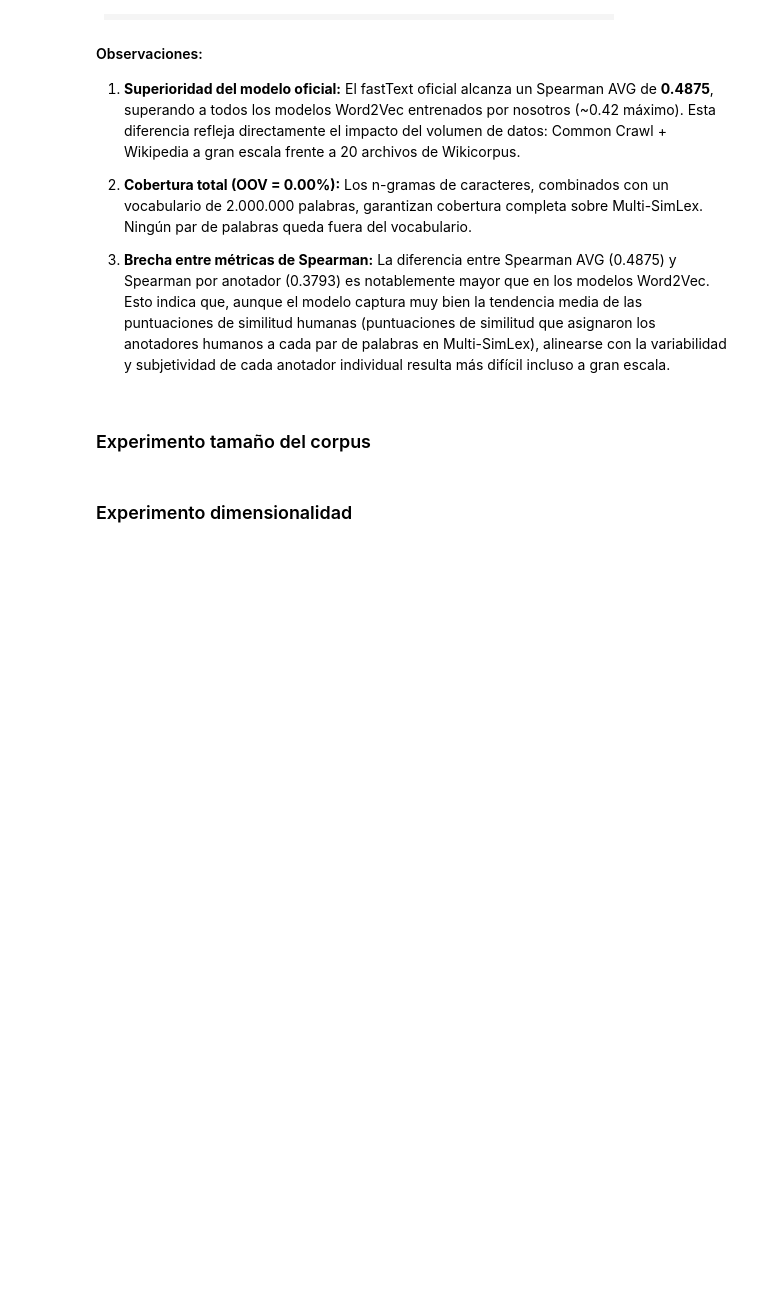
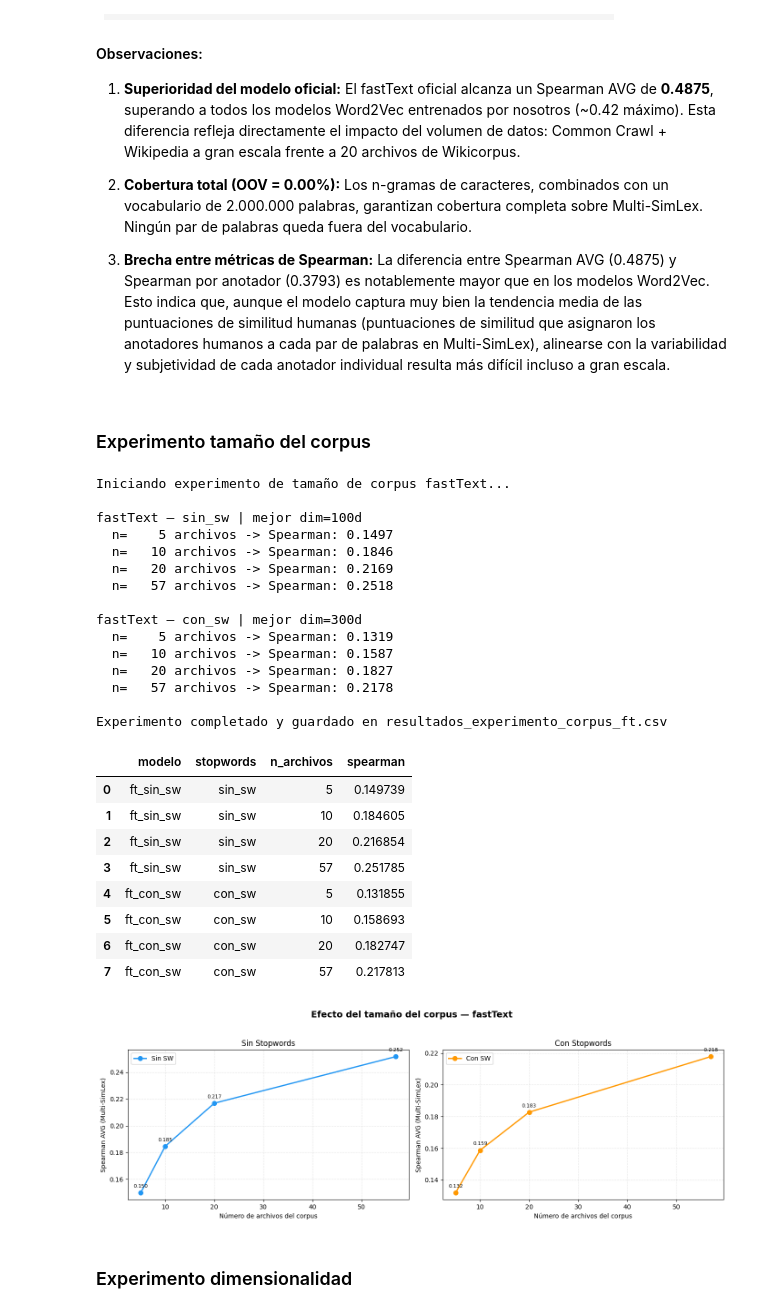
Before and after one commit to Lihao006/P4plh, a Jupyter notebook: practica4_completa.ipynb, the cells around one changed output. Drawn from its saved outputs; the diff is of its cells as text; code cells hidden in the pictures; blank space fills up the shorter version.

```diff
--- a/practica4_completa.ipynb
+++ b/practica4_completa.ipynb
@@ -261,16 +260,16 @@ def limpiar_texto(texto):
     texto = re.sub(r'\s+', ' ', texto).strip()
     return texto
 
-def preprocesar_linea(linea, eliminar_stopwords=True):
+def preprocesar_linea(linea, eliminar_stopwords=True, min_len=2):
     linea = linea.strip()
     if not linea:
         return []
     texto = limpiar_texto(linea)
     palabras = texto.split()
     if eliminar_stopwords:
-        palabras = [p for p in palabras if p and p not in STOPWORDS]
+        palabras = [p for p in palabras if p and len(p) >= min_len and p not in STOPWORDS]
     else:
-        palabras = [p for p in palabras if p]
+        palabras = [p for p in palabras if p and len(p) >= min_len]
     return palabras
 
 class CorpusFactory:
@@ -291,7 +290,7 @@ class CorpusFactory:
             with open(ruta, "r", encoding="latin-1", errors="ignore") as f:
                 for linea in f:
                     palabras = preprocesar_linea(linea, self.eliminar_stopwords)
-                    if len(palabras) >= self.min_len:
+                    if len(palabras) >= self.min_len:  # ✓ usa self.min_len correctamente
                         yield palabras
 # %%
 corpus_con_sw = CorpusFactory(corpus_dir, corpus_files, eliminar_stopwords=False)
@@ -1337,44 +1332,30 @@ if ARCHIVO_RESULTADOS_CORPUS_FT.exists():
     print(f"Cargando resultados desde {ARCHIVO_RESULTADOS_CORPUS_FT}...")
     df_experimento_ft = pd.read_csv(ARCHIVO_RESULTADOS_CORPUS_FT)
 else:
-    # Pre-cargar corpus en RAM
-    print("Pre-cargando corpus para el experimento fastText...")
-    corpus_cache_ft = {}
-    for eliminar_sw, sufijo_sw in [(True, 'sin_sw'), (False, 'con_sw')]:
-        for n_arch in EXPERIMENTO_N_ARCHIVOS:
-            n_arch = min(n_arch, len(corpus_files))
-            clave  = (n_arch, eliminar_sw)
-            if clave not in corpus_cache_ft:
-                corpus_cache_ft[clave] = list(
-                    CorpusFactory(corpus_dir, corpus_files[:n_arch],
-                                  eliminar_stopwords=eliminar_sw)
-                )
-                tokens = sum(len(s) for s in corpus_cache_ft[clave])
-                print(f"  Cargado: {n_arch} archivos, sw={eliminar_sw} -> {tokens:,} tokens")
-    print("Caché lista\n")
-
     print("Iniciando experimento de tamaño de corpus fastText...")
     resultados_ft = []
 
-    for eliminar_sw, sufijo_sw in [(True, 'sin_sw'), (False, 'con_sw')]:
-        # Obtener la mejor dimensión del experimento de dimensionalidad
+    for eliminar_sw, sufijo_sw, df_res in [
+        (True,  'sin_sw', df_ft_sin_sw),
+        (False, 'con_sw', df_ft_con_sw)
+    ]:
+        # Obtener mejor dimensión del experimento de dimensionalidad
         mejor_dim = int(
-            df_dimensiones_ft[df_dimensiones_ft['Modelo'] == f'ft_{sufijo_sw}']
-            .sort_values('Spearman AVG', ascending=False)
-            .iloc[0]['Dimensión']
+            df_res.sort_values('spearman_avg_final', ascending=False).iloc[0]['vector_size']
         )
-        print(f"\nfastText — {sufijo_sw} | mejor dim={mejor_dim}")
+        print(f"\nfastText — {sufijo_sw} | mejor dim={mejor_dim}d")
 
         for n_arch in EXPERIMENTO_N_ARCHIVOS:
             n_arch   = min(n_arch, len(corpus_files))
-            corp_exp = corpus_cache_ft[(n_arch, eliminar_sw)]
+            corp_exp = CorpusFactory(corpus_dir, corpus_files[:n_arch],
+                                     eliminar_stopwords=eliminar_sw)
 
             m_exp = GensimFastText(
                 sentences   = corp_exp,
                 vector_size = mejor_dim,
                 window      = WINDOW,
                 min_count   = MIN_COUNT,
-                workers     = os.cpu_count(),
+                workers     = 4,
                 epochs      = EPOCHS_EXPERIMENTO_FT,
                 min_n       = 3,
                 max_n       = 6,
@@ -1396,34 +1377,65 @@ else:
     print(f"\nExperimento completado y guardado en {ARCHIVO_RESULTADOS_CORPUS_FT}")
 
 display(df_experimento_ft)
 
-# Gráfico tamaño del corpus fastText
+# Gráfico
 if not df_experimento_ft.empty:
     fig, axes = plt.subplots(1, 2, figsize=(14, 5))
     fig.suptitle('Efecto del tamaño del corpus — fastText', fontsize=14, fontweight='bold')
 
     colores_ft = {'ft_sin_sw': '#2196F3', 'ft_con_sw': '#FF9800'}
     labels_ft  = {'ft_sin_sw': 'Sin SW',  'ft_con_sw': 'Con SW'}
 
     for ax, sw in zip(axes, ['sin_sw', 'con_sw']):
         subset = df_experimento_ft[df_experimento_ft['stopwords'] == sw]
         d = subset.sort_values('n_archivos')
         clave = f'ft_{sw}'
         if not d.empty:
             ax.plot(d['n_archivos'], d['spearman'], 'o-',
                     label=labels_ft[clave], color=colores_ft[clave],
                     linewidth=2, markersize=7)
+            for _, row in d.iterrows():
+                ax.annotate(f"{row['spearman']:.3f}",
+                            (row['n_archivos'], row['spearman']),
+                            textcoords="offset points", xytext=(0, 8),
+                            ha='center', fontsize=8)
 
         titulo = 'Sin Stopwords' if sw == 'sin_sw' else 'Con Stopwords'
         ax.set_title(titulo, fontsize=12)
         ax.set_xlabel('Número de archivos del corpus')
         ax.set_ylabel('Spearman AVG (Multi-SimLex)')
         ax.legend()
         ax.grid(True, linestyle='--', alpha=0.3)
 
     plt.tight_layout(rect=[0, 0.03, 1, 0.95])
     plt.savefig('efecto_corpus_ft.png', dpi=150, bbox_inches='tight')
     plt.show()
+# %% [output]
+Iniciando experimento de tamaño de corpus fastText...
+
+fastText — sin_sw | mejor dim=100d
+  n=    5 archivos -> Spearman: 0.1497
+  n=   10 archivos -> Spearman: 0.1846
+  n=   20 archivos -> Spearman: 0.2169
+  n=   57 archivos -> Spearman: 0.2518
+
+fastText — con_sw | mejor dim=300d
+  n=    5 archivos -> Spearman: 0.1319
+  n=   10 archivos -> Spearman: 0.1587
+  n=   20 archivos -> Spearman: 0.1827
+  n=   57 archivos -> Spearman: 0.2178
+
+Experimento completado y guardado en resultados_experimento_corpus_ft.csv
+|  | modelo | stopwords | n_archivos | spearman |
+| 0 | ft_sin_sw | sin_sw | 5 | 0.149739 |
+| 1 | ft_sin_sw | sin_sw | 10 | 0.184605 |
+| 2 | ft_sin_sw | sin_sw | 20 | 0.216854 |
+| 3 | ft_sin_sw | sin_sw | 57 | 0.251785 |
+| 4 | ft_con_sw | con_sw | 5 | 0.131855 |
+| 5 | ft_con_sw | con_sw | 10 | 0.158693 |
+| 6 | ft_con_sw | con_sw | 20 | 0.182747 |
+| 7 | ft_con_sw | con_sw | 57 | 0.217813 |
+[figure, added]
 # %% [markdown]
 ### Experimento dimensionalidad
 # %%
```
Also changed, not shown: parts of 17 cells of this notebook.
